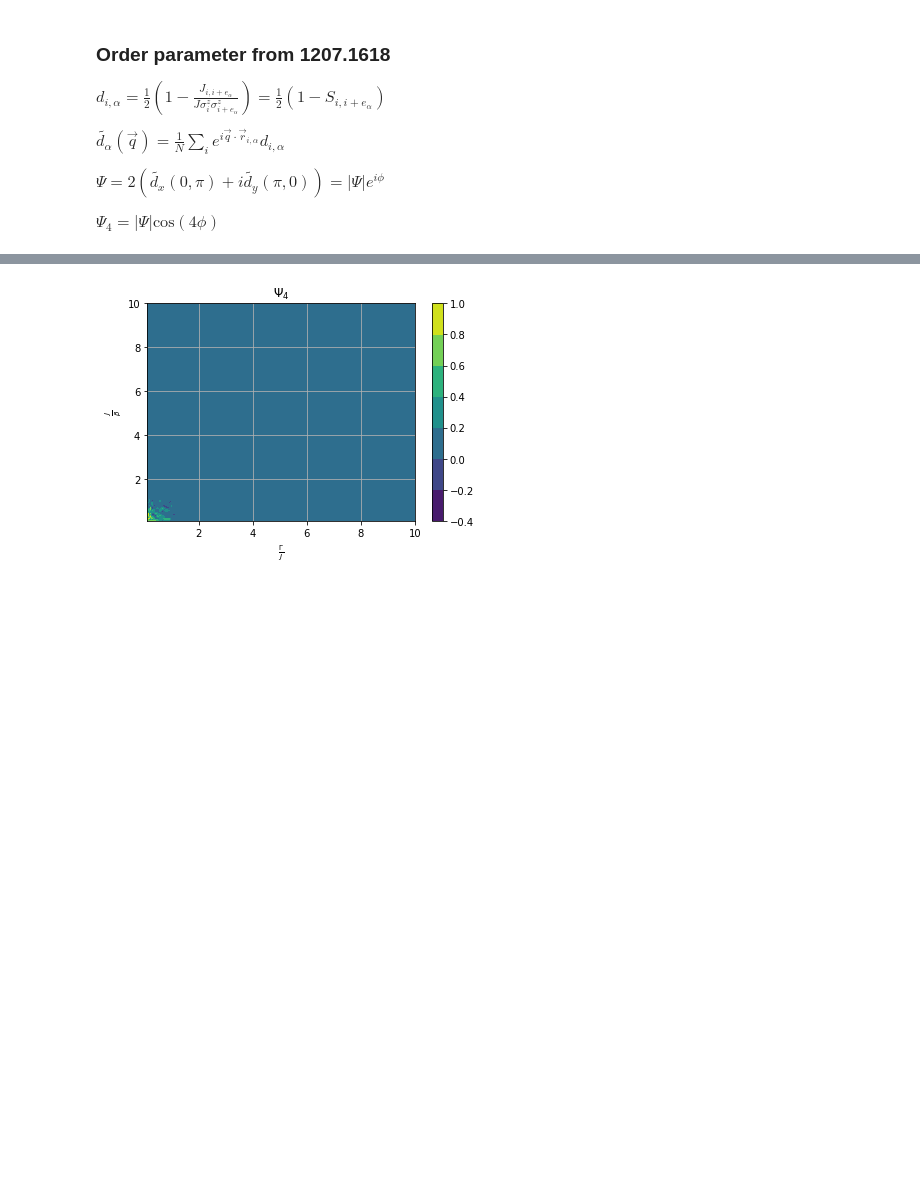
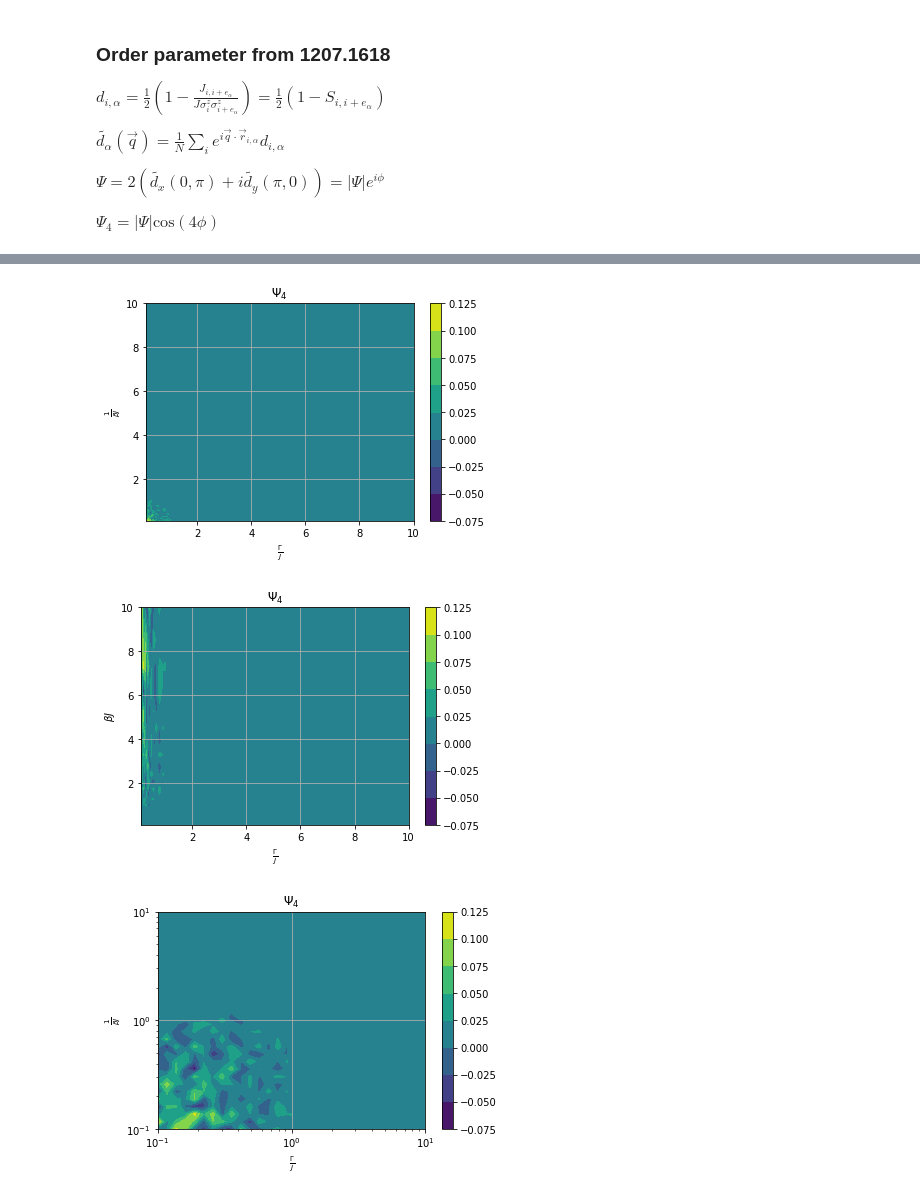
Before and after one commit to Renmusxd/DWave48, a Jupyter notebook: jupyter_notebook/Melting.ipynb, the cells around one changed output, grey strips where cells are left out. Saved outputs shown, nothing was run; the diff lists cells and outputs as text; code cells hidden in the pictures; blank space fills up the shorter version.

```diff
--- a/jupyter_notebook/Melting.ipynb
+++ b/jupyter_notebook/Melting.ipynb
@@ -429,7 +429,7 @@ def d_mat(bonds, dx=1, dy=0):
     return bond_indices, dm
 
 
-def make_order_param_for_samples(samples):
+def make_order_param_for_samples(samples, verbose=False):
     samples = numpy.asarray(samples)
     all_bonds = make_bond_matrix(samples*2 - 1)  # In +1/-1 format
     dx_indices, dx_bonds = d_mat(all_bonds, dx=1, dy=0)
@@ -451,6 +451,14 @@ def make_order_param_for_samples(samples):
     dy_sum = numpy.sum(dy_bonds * dy_mults, axis=0) / nvars
 
     psi = 2*(dx_sum + 1.0j*dy_sum)
+
+    if verbose:
+        print("dx(0,pi) = {}".format(dx_sum))
+        print("dy(pi,0) = {}".format(dy_sum))
+        print("psi = {}".format(psi))
+        print("Abs(psi) = {}".format(numpy.abs(psi)))
+        print("Cos(4 phi) = {}".format(numpy.cos(4*numpy.angle(psi))))
+
     return numpy.abs(psi) * numpy.cos(4*numpy.angle(psi))
 
 
@@ -458,7 +466,7 @@ def psi_order_param_samples(h, beta, timesteps=1000, start_index=0, end_index=-1
     samples = load_or_run_samples(h, beta, timesteps=timesteps)
     samples, _ = zip(*samples)
     samples = numpy.asarray(samples)[:,start_index:end_index,:].T
-    samples = samples * 2 - 1
+    #samples = samples * 2 - 1
 
     order_params = make_order_param_for_samples(samples)
     return numpy.mean(order_params)
@@ -468,13 +500,34 @@ order_params = psi_order_param_samples(HS, BETAS)
 # %%
 pyplot.contourf(HS, 1/BETAS, order_params)
 pyplot.xlabel(r'$\frac{\Gamma}{J}$')
-pyplot.ylabel(r'$\frac{J}{\beta}$')
+pyplot.ylabel(r'$\frac{1}{\beta J}$')
 pyplot.title(r'$\Psi_4$')
 pyplot.colorbar()
 pyplot.grid()
 pyplot.show()
+
+pyplot.contourf(HS, BETAS, order_params)
+pyplot.xlabel(r'$\frac{\Gamma}{J}$')
+pyplot.ylabel(r'$\beta J$')
+pyplot.title(r'$\Psi_4$')
+pyplot.colorbar()
+pyplot.grid()
+pyplot.show()
+
+
+pyplot.contourf(HS, 1./BETAS, order_params)
+pyplot.xlabel(r'$\frac{\Gamma}{J}$')
+pyplot.ylabel(r'$\frac{1}{\beta J}$')
+pyplot.xscale('log')
+pyplot.yscale('log')
+pyplot.title(r'$\Psi_4$')
+pyplot.colorbar()
+pyplot.grid()
+pyplot.show()
 # %% [output]
-[figure, old version]
+[figure, new version]
+[figure, added]
+[figure, added]
 # %%
 zoomed_hs = 10**numpy.linspace(-2,numpy.log10(2),20)
 zoomed_betas = 10**numpy.linspace(numpy.log10(0.5),2,20)
```
Also changed, not shown: parts of 5 cells of this notebook, 5 other files.
